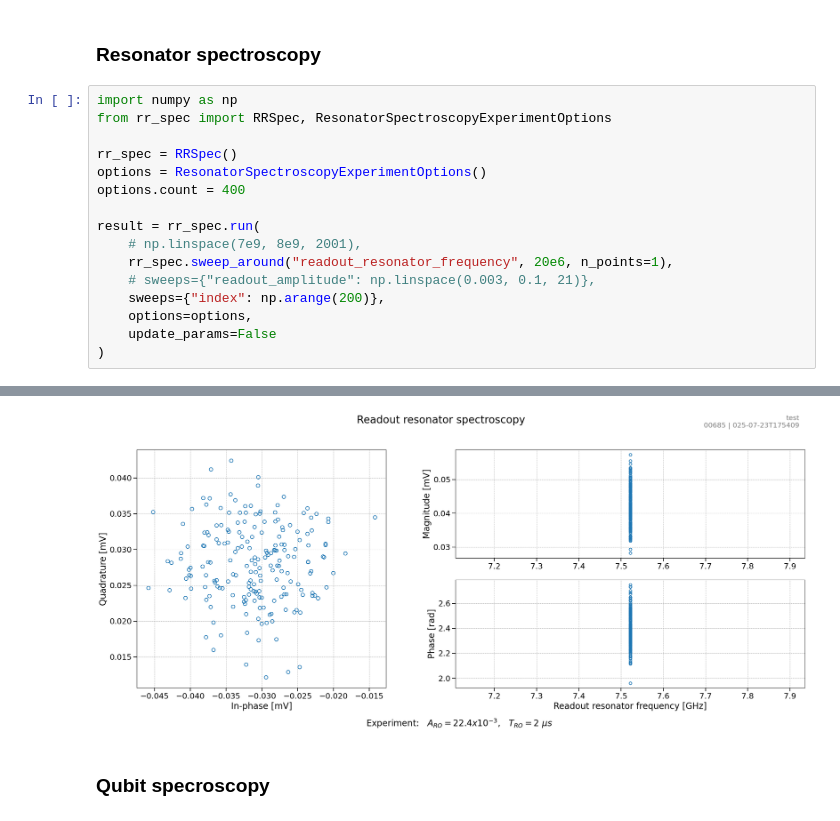
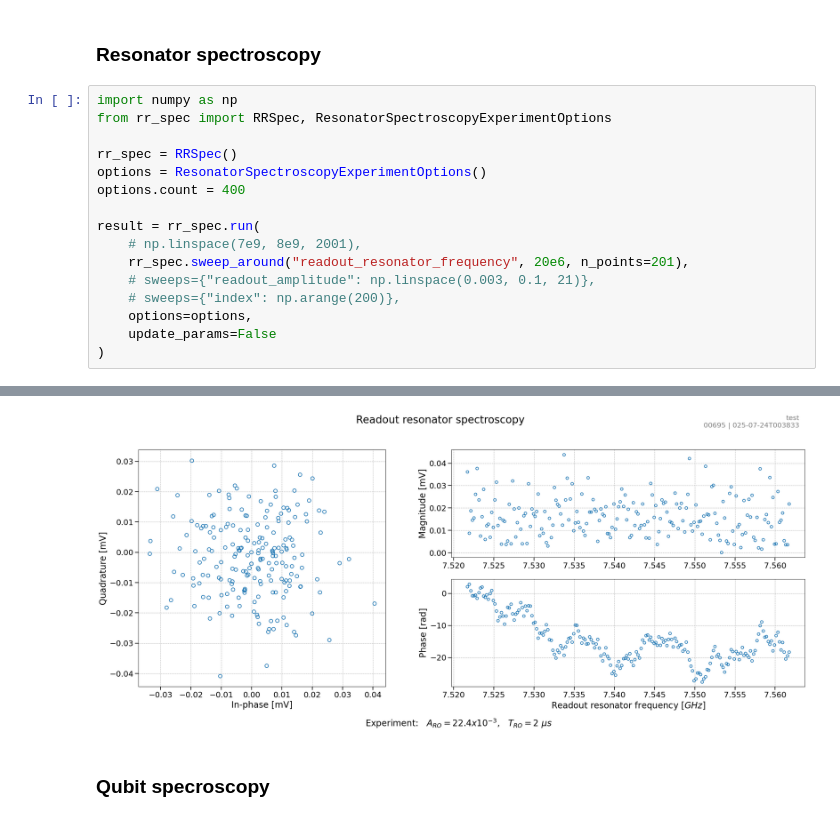
Before and after one commit to SQIL-EPFL/sqil-experiments, a Jupyter notebook: sqil_experiments/measurements/measure.ipynb, the cells around one changed output, grey strips where cells are left out. Cells and saved outputs as stored; diff of their text form.

```diff
--- a/sqil_experiments/measurements/measure.ipynb
+++ b/sqil_experiments/measurements/measure.ipynb
@@ -40,9 +40,9 @@ options.count = 400
 
 result = rr_spec.run(
     # np.linspace(7e9, 8e9, 2001),
-    rr_spec.sweep_around("readout_resonator_frequency", 20e6, n_points=1),
+    rr_spec.sweep_around("readout_resonator_frequency", 20e6, n_points=201),
     # sweeps={"readout_amplitude": np.linspace(0.003, 0.1, 21)},
-    sweeps={"index": np.arange(200)},
+    # sweeps={"index": np.arange(200)},
     options=options,
     update_params=False
 )
@@ -76,4 +76,4 @@ Error fitting the magnitude: Each lower bound must be strictly less than each up
-[figure, old version]
+[figure, new version]
 # %% [markdown]
 ### Qubit specroscopy
 # %%
```
Also changed, not shown: parts of 3 cells of this notebook, 2 other files.
